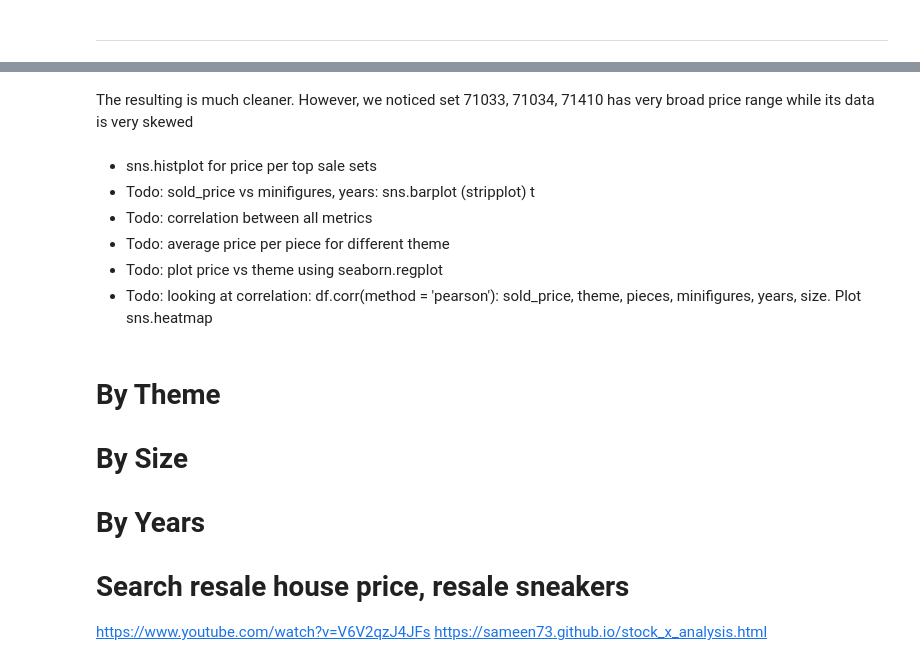
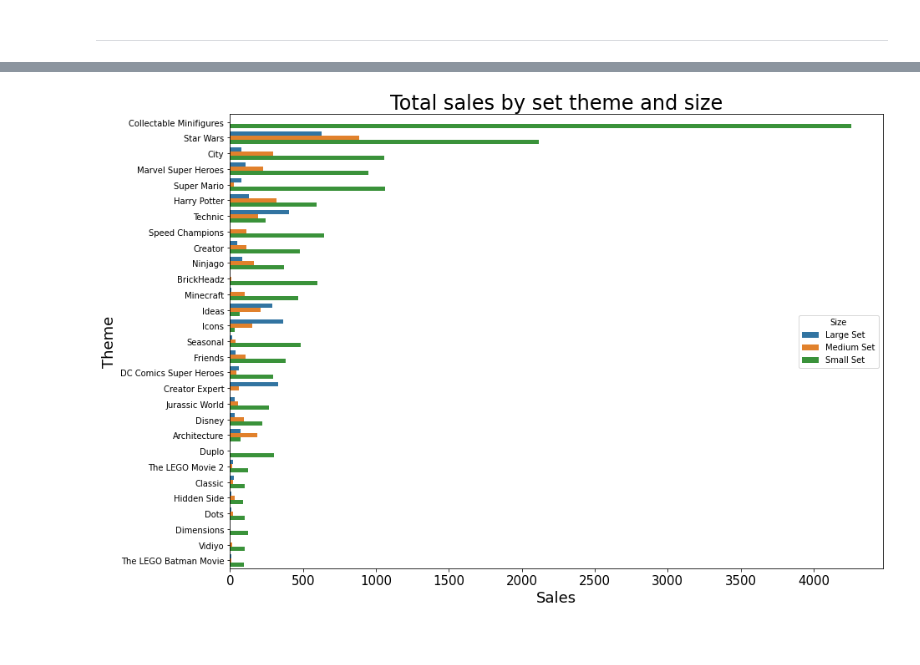
Before and after one commit to onguyenquanghuy/lego_resale_price_prediction, a Jupyter notebook: lego_resale_price_prediction.ipynb, the cells around one changed output, grey strips where cells are left out. Saved outputs shown, nothing was run; the diff lists cells and outputs as text; code cells hidden in the pictures; blank space fills up the shorter version.

```diff
--- a/lego_resale_price_prediction.ipynb
+++ b/lego_resale_price_prediction.ipynb
@@ -388,3 +228,0 @@ ax = sns.boxplot(data=df, x='sold_price', y='age')
-# %%
-df['profit'] = df['sold_price'] - df['RRP (GBP)']
-df.head()
@@ -418,2 +228,0 @@ Name: profit, dtype: float64
-# %%
-df['profit_40_off'] = df['sold_price'] - df['RRP (GBP)']*0.6
@@ -487,9 +228,0 @@ Check Theme
-# %%
-fig, ax = plt.subplots(figsize = (14,6))
-sns.set_style("white")
-ax = sns.boxplot(data=df_deep, x='Number', y='sold_price', order=order_list[:5])
-plt.ylabel('Sold Price')
-ax2 = ax.twinx()
-ax2 = sns.pointplot(data=df_deep, x='Number', y='RRP (GBP)', order=order_list[:5])
-plt.ylabel('Retail Price')
-plt.xlabel('Set Number')
@@ -503,15 +228,0 @@ Applying the interquartile filter to remove outliers:
-# %%
-# IQR : Inter Quarltile Range
-Q1 = df_deep['sold_price'].quantile(0.25)
-Q3 = df_deep['sold_price'].quantile(0.75)
-IQR = Q3 - Q1
-
-df_deep = df_deep[~((df_deep['sold_price'] < (Q1 - 1.5 * IQR)) |(df_deep['sold_price'] > (Q3 + 1.5 * IQR)))]
-fig, ax = plt.subplots(figsize = (14,6))
-sns.set_style("white")
-ax = sns.boxplot(data=df_deep, x='Number', y='sold_price', order=order_list[:5])
-plt.xlabel('Set Number')
-plt.ylabel('Sold Price')
-ax2 = ax.twinx()
-ax2 = sns.pointplot(data=df_deep, x='Number', y='RRP (GBP)', order=order_list[:5])
-plt.ylabel('Retail Price')
@@ -521,16 +229,15 @@ Text(0, 0.5, 'Retail Price')
-# %% [markdown]
-The resulting is much cleaner. However, we noticed set 71033, 71034, 71410 has very broad price range while its data is very skewed
-# %% [markdown]
-* sns.histplot for price per top sale sets
-* Todo: sold_price vs minifigures, years: sns.barplot (stripplot) t
-* Todo: correlation between all metrics
-* Todo: average price per piece for different theme
-* Todo: plot price vs theme using seaborn.regplot
-* Todo: looking at correlation: df.corr(method = 'pearson'): sold_price, theme, pieces, minifigures, years, size. Plot sns.heatmap
-# %% [markdown]
-# By Theme
-# By Size
-# By Years
-# Search resale house price, resale sneakers
-https://www.youtube.com/watch?v=V6V2qzJ4JFs
-https://sameen73.github.io/stock_x_analysis.html
+# %%
+fig, ax = plt.subplots(figsize=(14,10))
+colors = sns.color_palette('pastel')
+# dfg= df.groupby(['Theme','Size']).size()
+ax = sns.barplot(data=dfg, y='Theme', x='Frequency', hue='Size', order=df['Theme'].value_counts().index)
+# ax = df.groupby(['Theme','Size']).size().unstack().plot(kind='barh', figsize=(14,10), stacked=True)
+
+plt.xlabel('Sales', size = 18)
+plt.xticks(size=15)
+plt.ylabel('Theme', size = 18)
+plt.title('Total sales by set theme and size', size = 24)
+
+plt.show()
+# %% [output]
+[figure, added]
```
Also changed, not shown: parts of 146 cells of this notebook, 1 other file.
